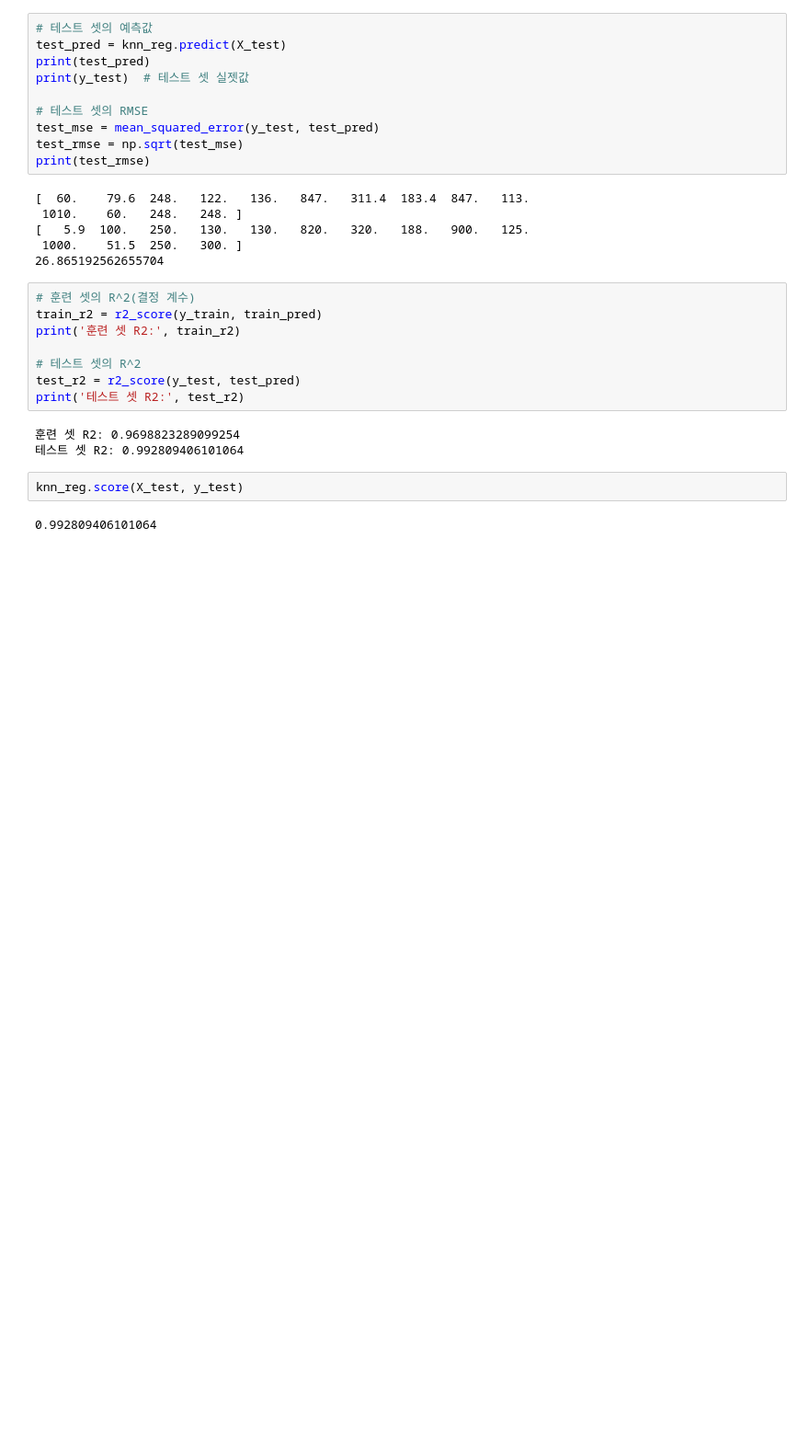
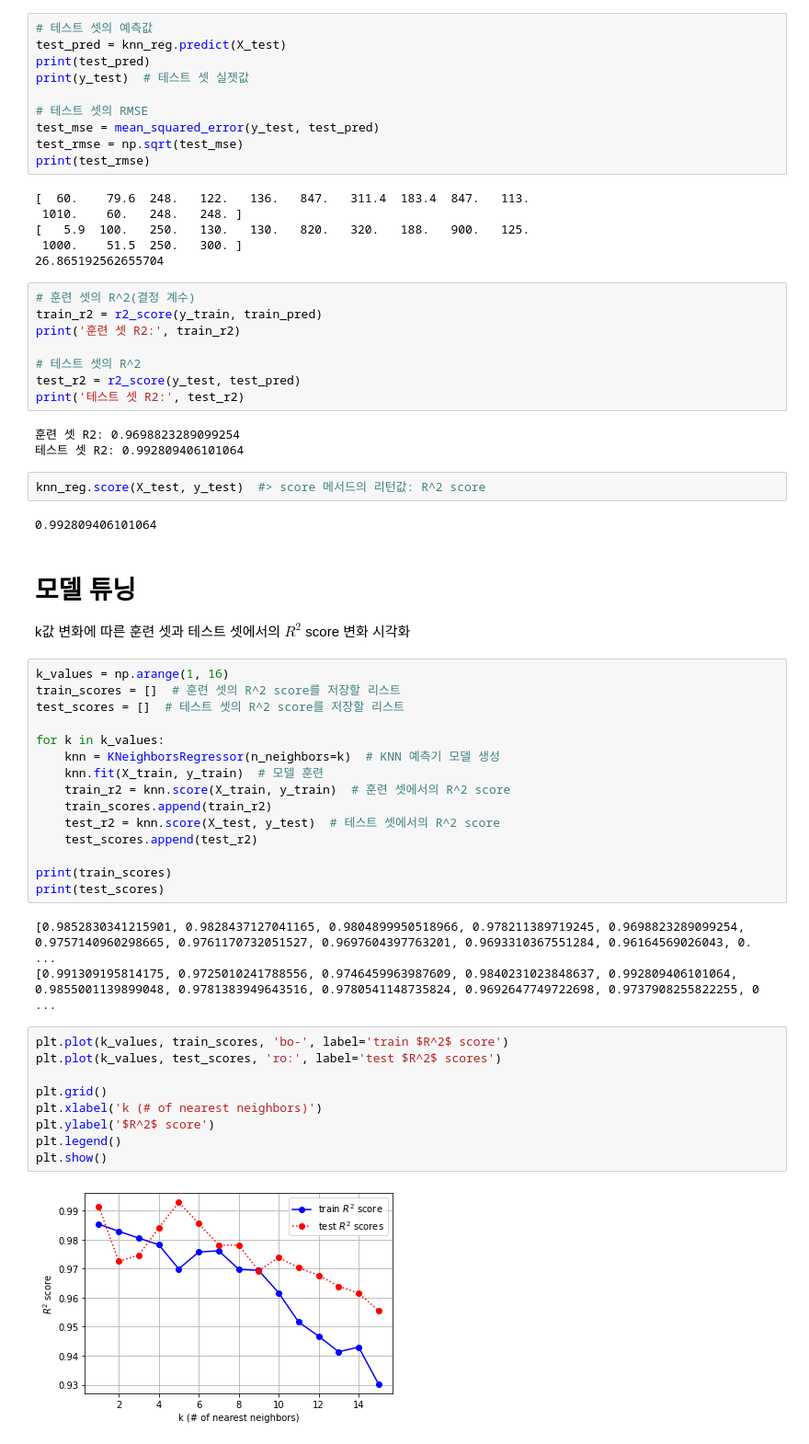
Before and after one commit to JakeOh/202110_itw_lab_python, a Jupyter notebook: ml05_regression.ipynb, the cells around one changed output. Shown at 92% size. Drawn from its saved outputs; the diff is of its cells as text; blank space fills up the shorter version.

```diff
--- a/ml05_regression.ipynb
+++ b/ml05_regression.ipynb
@@ -240,6 +240,39 @@ print('테스트 셋 R2:', test_r2)
 훈련 셋 R2: 0.9698823289099254
 테스트 셋 R2: 0.992809406101064
 # %%
-knn_reg.score(X_test, y_test)
+knn_reg.score(X_test, y_test)  #> score 메서드의 리턴값: R^2 score
 # %% [output]
 0.992809406101064
+# %% [markdown]
+# 모델 튜닝
+
+k값 변화에 따른 훈련 셋과 테스트 셋에서의 $R^2$ score 변화 시각화
+# %%
+k_values = np.arange(1, 16)
+train_scores = []  # 훈련 셋의 R^2 score를 저장할 리스트
+test_scores = []  # 테스트 셋의 R^2 score를 저장할 리스트
+
+for k in k_values:
+    knn = KNeighborsRegressor(n_neighbors=k)  # KNN 예측기 모델 생성
+    knn.fit(X_train, y_train)  # 모델 훈련
+    train_r2 = knn.score(X_train, y_train)  # 훈련 셋에서의 R^2 score
+    train_scores.append(train_r2)
+    test_r2 = knn.score(X_test, y_test)  # 테스트 셋에서의 R^2 score
+    test_scores.append(test_r2)
+
+print(train_scores)
+print(test_scores)
+# %% [output]
+[0.9852830341215901, 0.9828437127041165, 0.9804899950518966, 0.978211389719245, 0.9698823289099254, 0.9757140960298665, 0.9761170732051527, 0.9697604397763201, 0.9693310367551284, 0.96164569026043, 0. ...
+[0.991309195814175, 0.9725010241788556, 0.9746459963987609, 0.9840231023848637, 0.992809406101064, 0.9855001139899048, 0.9781383949643516, 0.9780541148735824, 0.9692647749722698, 0.9737908255822255, 0 ...
+# %%
+plt.plot(k_values, train_scores, 'bo-', label='train $R^2$ score')
+plt.plot(k_values, test_scores, 'ro:', label='test $R^2$ scores')
+
+plt.grid()
+plt.xlabel('k (# of nearest neighbors)')
+plt.ylabel('$R^2$ score')
+plt.legend()
+plt.show()
+# %% [output]
+[figure, added]
```
